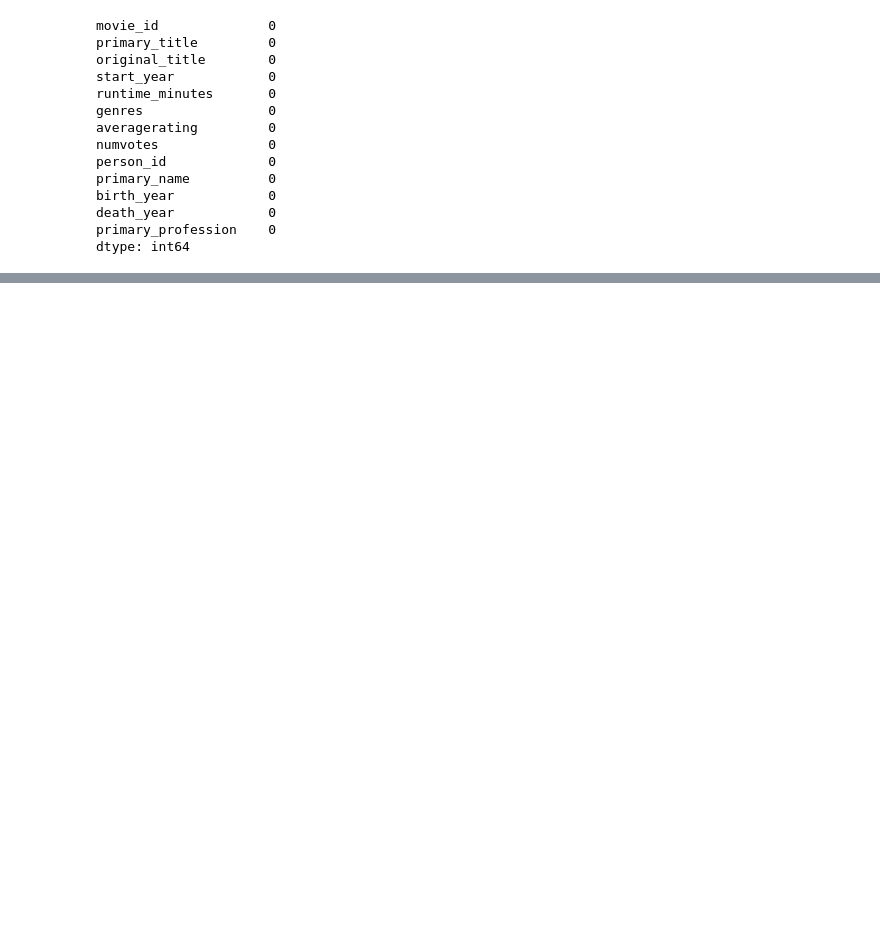
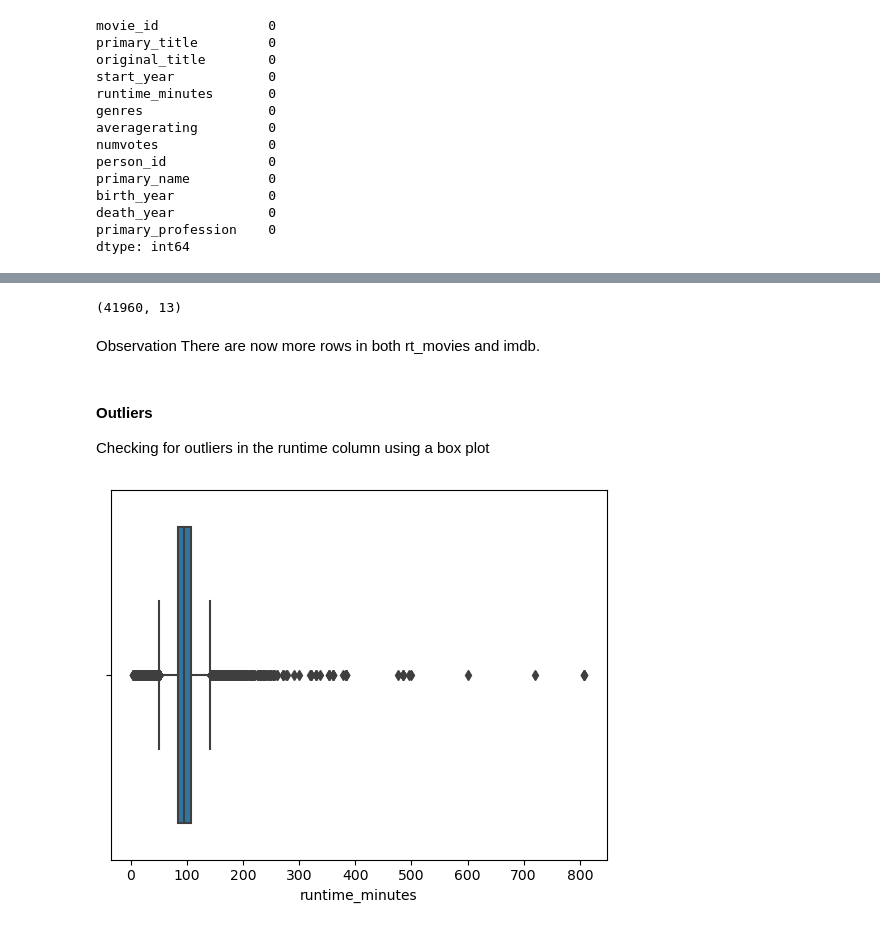
Before and after one commit to Collinskanyiri/DSC-Phase-1-project, a Jupyter notebook: student.ipynb, the cells around one changed output, grey strips where cells are left out. Saved outputs shown, nothing was run; the diff lists cells and outputs as text; code cells hidden in the pictures; blank space fills up the shorter version.

Commit message:
Data cleaning :invalid data

```diff
--- a/student.ipynb
+++ b/student.ipynb
@@ -854,0 +849,7 @@ dtype: int64
+# %%
+#imdb
+# splitting the columns at ','
+imdb = imdb.assign(genres=imdb.genres.str.split(','))
+
+# transform into separate rows retaining all column values
+imdb=imdb.explode('genres')
@@ -854,0 +866,15 @@ dtype: int64
+# %%
+#Cheking the shape in imdb
+imdb.shape
+# %% [output]
+(41960, 13)
+# %% [markdown]
+Observation
+There are now more rows in both rt_movies and imdb.
+# %% [markdown]
+#### Outliers
+Checking for outliers in the runtime column using a box plot
+# %%
+sns.boxplot(data = imdb, x = 'runtime_minutes');
+# %% [output]
+[figure, added]
```
Also changed, not shown: parts of 12 cells of this notebook.
